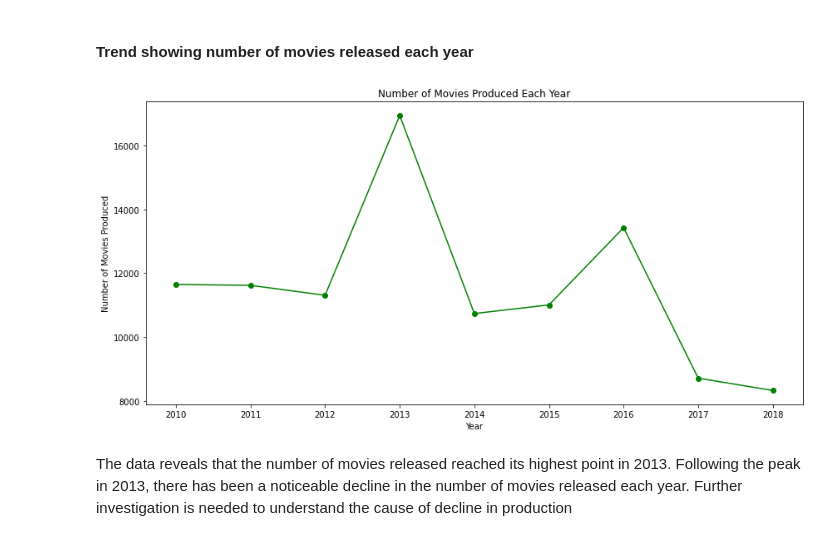
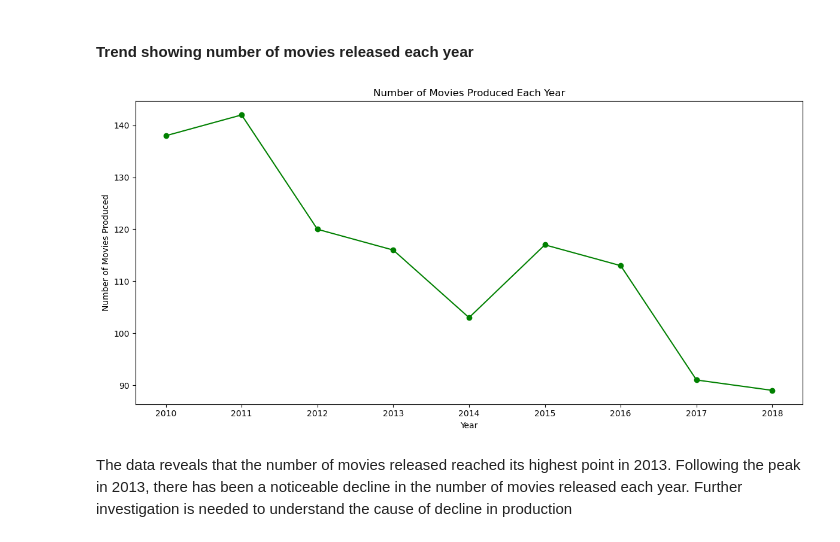
Before and after one commit to Luwate/dsc-phase-2-project-v3, a Jupyter notebook: student.ipynb, the cells around one changed output. Saved outputs shown, nothing was run; the diff lists cells and outputs as text; code cells hidden in the pictures.

```diff
--- a/student.ipynb
+++ b/student.ipynb
@@ -1020,2 +1019,2 @@ from scipy import stats
 # %%
-df = pd.read_csv('cleaned_data.csv')
+df = pd.read_csv('finalData/cleaned_data.csv')
@@ -1044,3 +1045,5 @@ memory usage: 18.2+ MB
+# %%
+df_unique = df.drop_duplicates(subset='movie_id')
 # %% [markdown]
 ##### Comparing Top 10 & Least 10 Genres by Average Rating
 # %%
@@ -1101,19 +1121,19 @@ The scatter plot indicates an average positive correlation between the productio
 # %%
 # Group data by 'year'
 
-movies_per_year = df.groupby('year')['movie_id'].count()
+movies_per_year = df_unique.groupby('year')['movie_id'].count()
 
 # Plot the line graph
 plt.figure(figsize=(12, 6))
 plt.plot(movies_per_year, marker='o', color='green', linestyle='-')
 plt.xlabel('Year')
 plt.ylabel('Number of Movies Produced')
 plt.title('Number of Movies Produced Each Year')
 plt.xticks(rotation= 0)
 plt.tight_layout()
 plt.show()
 # %% [output]
-[figure, old version]
+[figure, new version]
 # %% [markdown]
 The data reveals that the number of movies released reached its highest point in 2013. Following the peak in 2013, there has been a noticeable decline in the number of movies released each year. Further investigation is needed to understand the cause of decline in production
 # %% [markdown]
```
Also changed, not shown: parts of 44 cells of this notebook, 7 other files.
